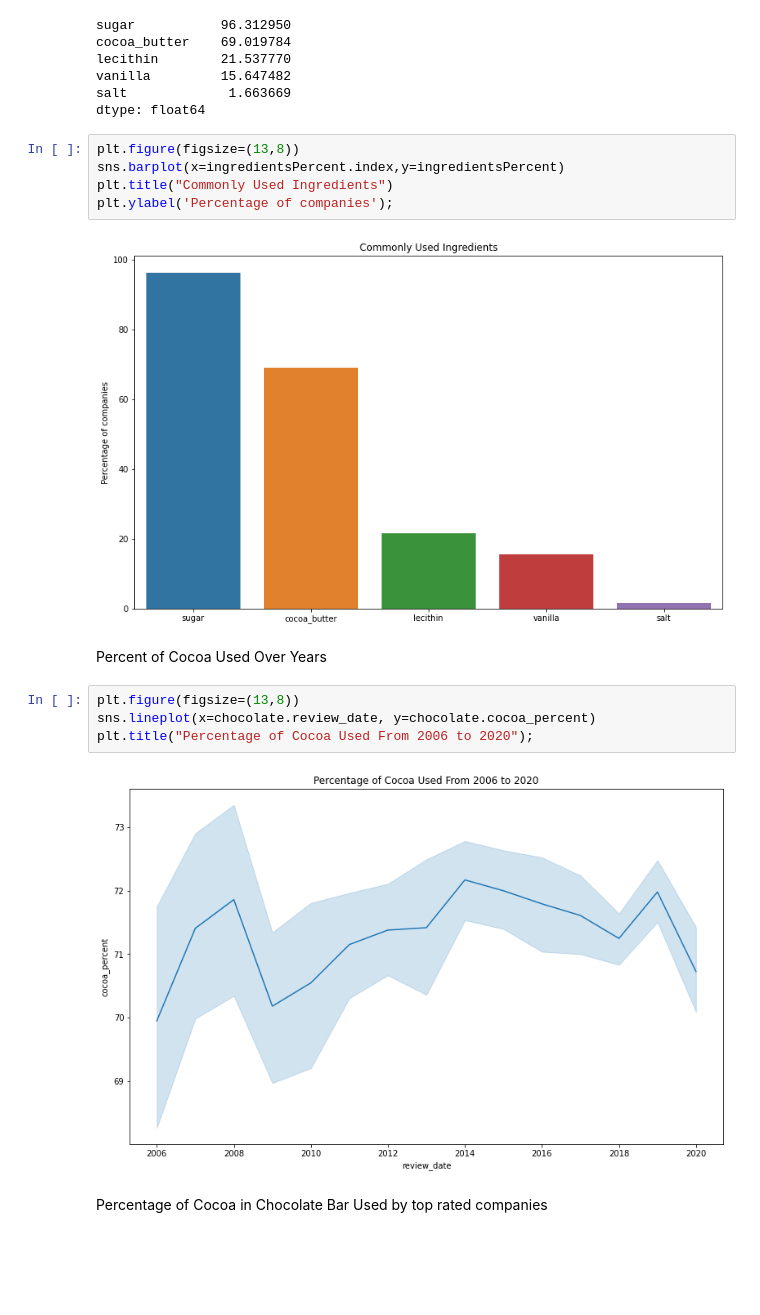
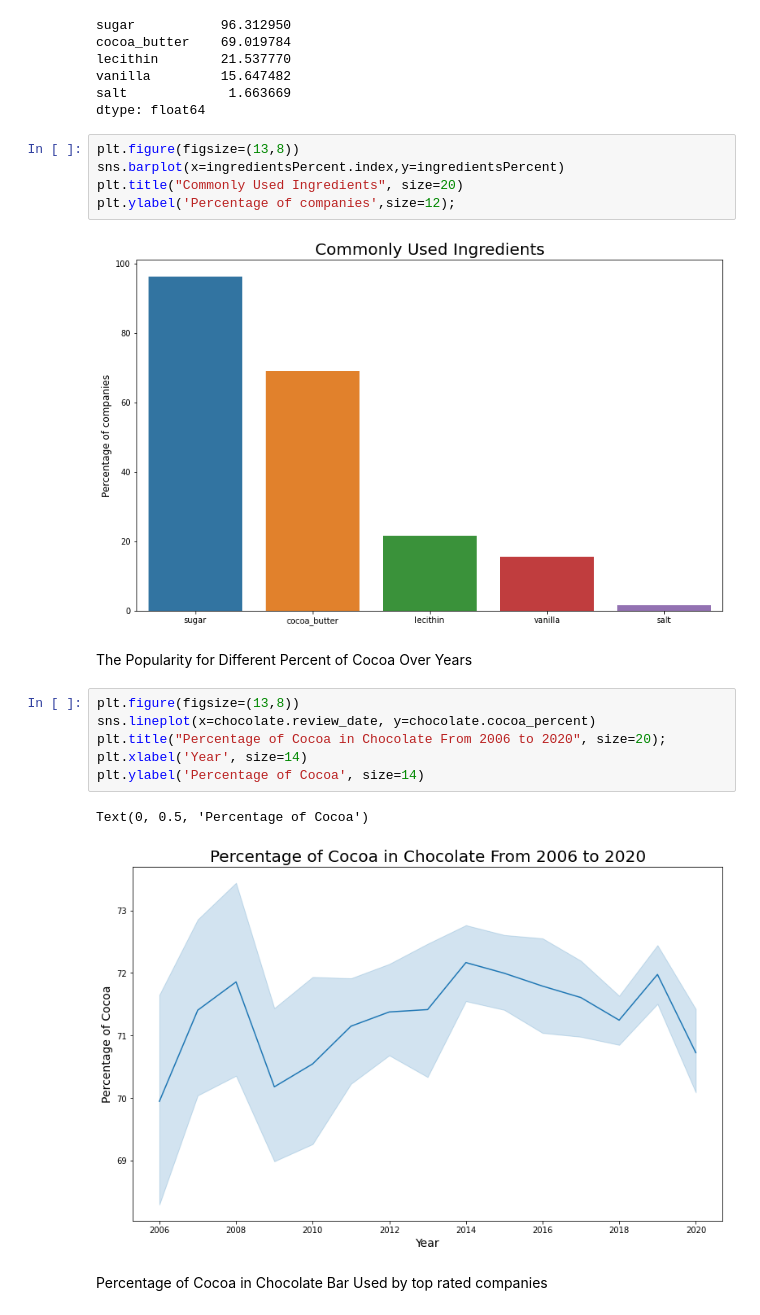
Before and after one commit to kamanl/4170, a Jupyter notebook: 4170.ipynb, the cells around one changed output. Drawn from its saved outputs; the diff is of its cells as text; blank space fills up the shorter version.

```diff
--- a/4170.ipynb
+++ b/4170.ipynb
@@ -53,18 +53,21 @@ dtype: float64
 # %%
 plt.figure(figsize=(13,8))
 sns.barplot(x=ingredientsPercent.index,y=ingredientsPercent)
-plt.title("Commonly Used Ingredients")
-plt.ylabel('Percentage of companies');
+plt.title("Commonly Used Ingredients", size=20)
+plt.ylabel('Percentage of companies',size=12);
 # %% [output]
-[figure, old version]
+[figure, new version]
 # %% [markdown]
-Percent of Cocoa Used Over Years
+The Popularity for Different Percent of Cocoa Over Years
 # %%
 plt.figure(figsize=(13,8))
 sns.lineplot(x=chocolate.review_date, y=chocolate.cocoa_percent)
-plt.title("Percentage of Cocoa Used From 2006 to 2020");
+plt.title("Percentage of Cocoa in Chocolate From 2006 to 2020", size=20);
+plt.xlabel('Year', size=14)
+plt.ylabel('Percentage of Cocoa', size=14)
 # %% [output]
+Text(0, 0.5, 'Percentage of Cocoa')
-[figure, old version]
+[figure, new version]
 # %% [markdown]
 Percentage of Cocoa in Chocolate Bar Used by top rated companies
 # %%
```
Also changed, not shown: parts of 5 cells of this notebook.
